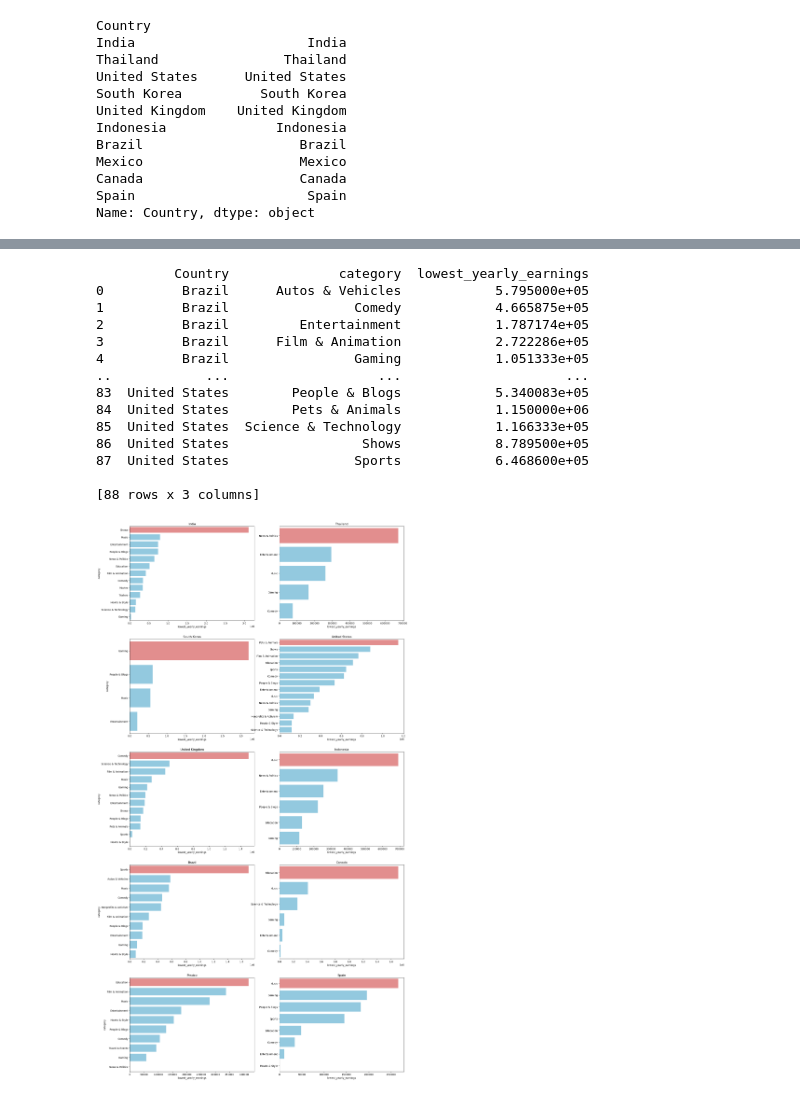
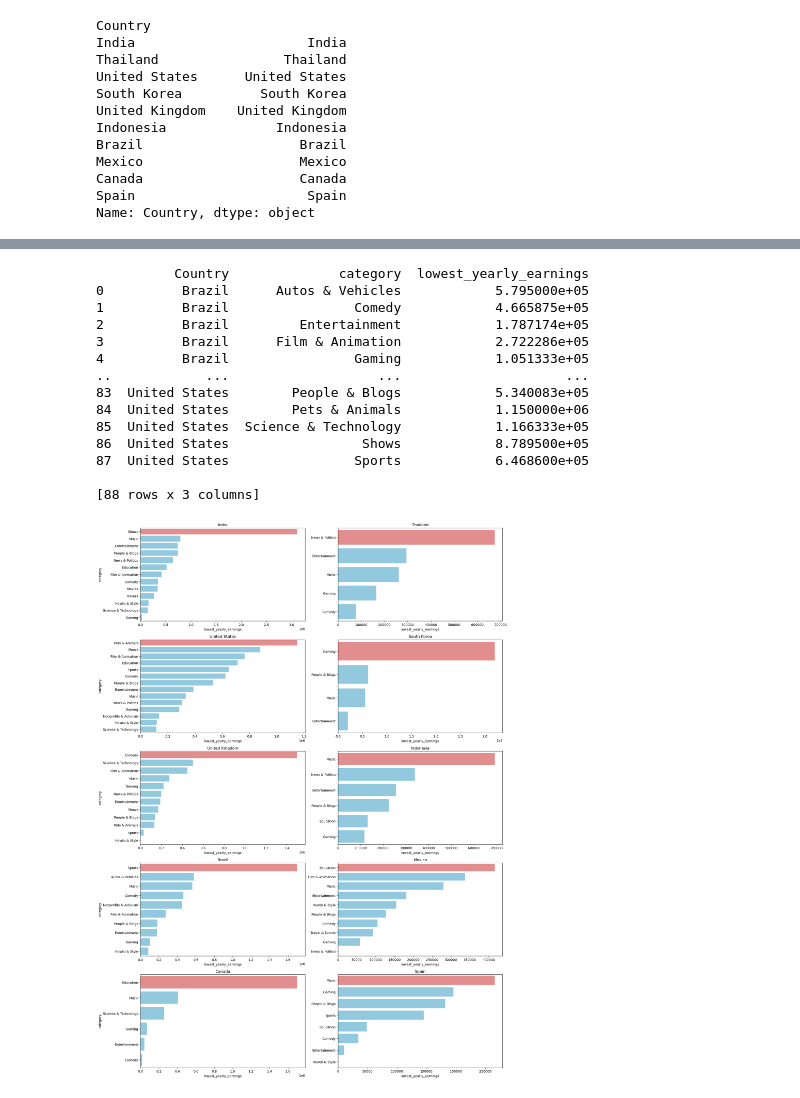
Before and after one commit to duansuyang/IS-Mgt-Support-Bus-Intell-Sys-project, a Jupyter notebook: test.ipynb, the cells around one changed output, grey strips where cells are left out. Drawn from its saved outputs; the diff is of its cells as text; code cells hidden in the pictures.

```diff
--- a/test.ipynb
+++ b/test.ipynb
@@ -279,53 +331,52 @@ cat_per_country = df[(df['video views'] != 0) &
                          "Spain"]))].groupby(['Country', 'category'])['lowest_yearly_earnings'].mean().reset_index()
 # %%
-fig, axes = plt.subplots(5, 2, figsize = (20,40))
+fig, axes = plt.subplots(5, 2, figsize = (20,30))
 
 cont = 0
 pair = 0
-paises = [
-                         "India",
-                         "Thailand",
-                         "South Korea",
-                         "United States",
-                         "United Kingdom",
-                         "Indonesia",
-                         "Brazil",
-                         "Canada",
-                         "Mexico",
-                         "Spain"]
+paises = [  "India",
+            "Thailand",
+            "United States",
+            "South Korea",
+            "United Kingdom",
+            "Indonesia",
+            "Brazil",
+            "Mexico",
+            "Canada",
+            "Spain"]
 print(cat_per_country)
 for i in range(5):
     for j in range(2):
         print()
         sns.barplot(data = cat_per_country[cat_per_country['Country'] == paises[cont]].sort_values('lowest_yearly_earnings', ascending = False),
                     y = 'category', x = 'lowest_yearly_earnings', ax = axes[i,j], orient = 'h', palette=['lightcoral'] + ['skyblue'] * (len(list(cat_per_country[cat_per_country['Country'] == paises[cont]].index)) - 1))
         axes[i,j].set_title(paises[cont])
         cont+=1
 
         if pair == 0:
             pair = 1
         else:
             axes[i,j].set_ylabel(None)
             pair = 0
 
 
 plt.savefig('Youtubers数量为前十的国家中分类的排序.svg', format='svg')
 # %% [output]
           Country              category  lowest_yearly_earnings
 0          Brazil      Autos & Vehicles            5.795000e+05
 1          Brazil                Comedy            4.665875e+05
 2          Brazil         Entertainment            1.787174e+05
 3          Brazil      Film & Animation            2.722286e+05
 4          Brazil                Gaming            1.051333e+05
 ..            ...                   ...                     ...
 83  United States        People & Blogs            5.340083e+05
 84  United States        Pets & Animals            1.150000e+06
 85  United States  Science & Technology            1.166333e+05
 86  United States                 Shows            8.789500e+05
 87  United States                Sports            6.468600e+05
 
 [88 rows x 3 columns]
-[figure, old version]
+[figure, new version]
 # %%
 
 
```
Also changed, not shown: parts of 21 cells of this notebook, 10 other files.
